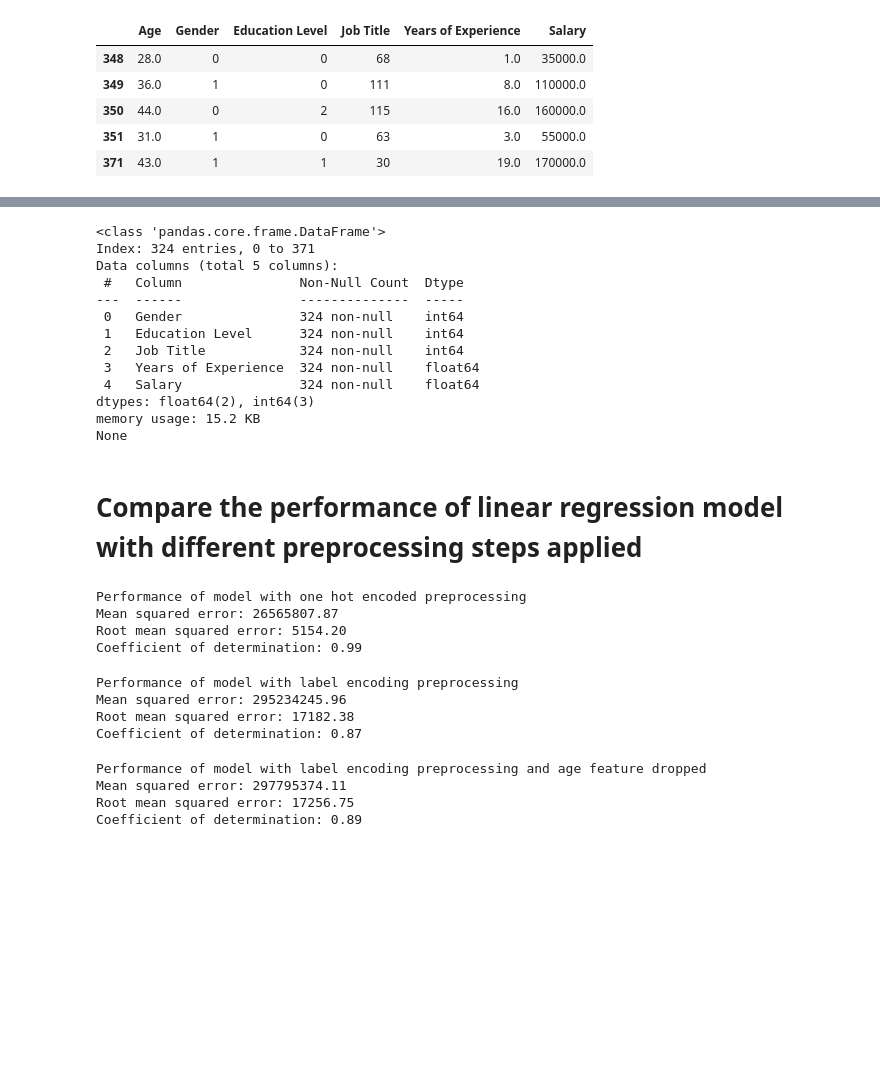
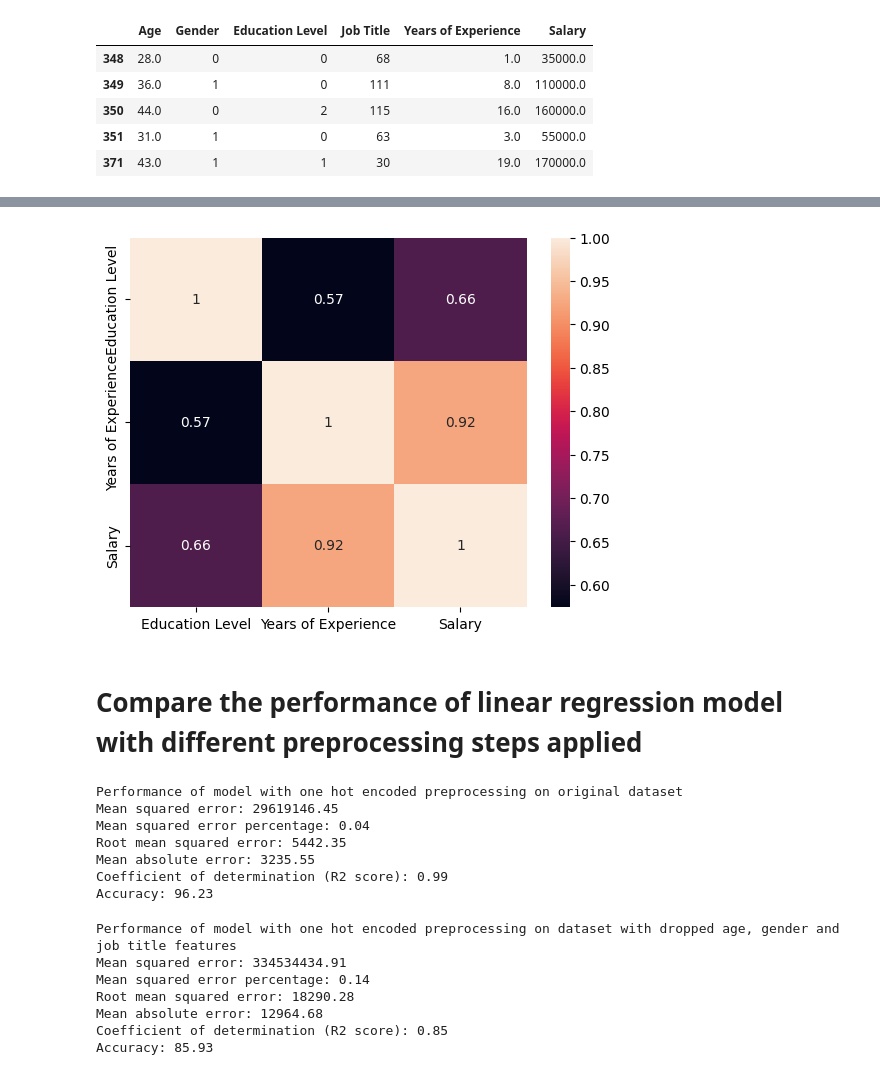
Before and after one commit to ouriquco/Salary-Predictions, a Jupyter notebook: arjun_salary_predictions.ipynb, the cells around one changed output, grey strips where cells are left out. Drawn from its saved outputs; the diff is of its cells as text; code cells hidden in the pictures; blank space fills up the shorter version.

```diff
--- a/arjun_salary_predictions.ipynb
+++ b/arjun_salary_predictions.ipynb
@@ -242,42 +256,29 @@ no_age_df = df.drop(columns=["Age"])
-# %%
-print(no_age_df.info())
-# %% [output]
-<class 'pandas.core.frame.DataFrame'>
-Index: 324 entries, 0 to 371
-Data columns (total 5 columns):
- #   Column               Non-Null Count  Dtype
----  ------               --------------  -----
- 0   Gender               324 non-null    int64
- 1   Education Level      324 non-null    int64
- 2   Job Title            324 non-null    int64
- 3   Years of Experience  324 non-null    float64
- 4   Salary               324 non-null    float64
-dtypes: float64(2), int64(3)
-memory usage: 15.2 KB
-None
+# %%
+df_copy_max_feature_selection_df = df_copy.drop(columns=["Age", "Gender", "Job Title"])
+display_heat_map(df_copy_max_feature_selection_df)
+# %% [output]
+[figure, added]
 # %% [markdown]
 # Compare the performance of linear regression model with different preprocessing steps applied
 # %%
-print("Performance of model with one hot encoded preprocessing")
+print("Performance of model with one hot encoded preprocessing on original dataset")
 train_model_and_evaluate(one_hot_encoded_df)
 # %% [output]
-Performance of model with one hot encoded preprocessing
-Mean squared error: 26565807.87
-Root mean squared error: 5154.20
-Coefficient of determination: 0.99
+Performance of model with one hot encoded preprocessing on original dataset
+Mean squared error: 29619146.45
+Mean squared error percentage: 0.04
+Root mean squared error: 5442.35
+Mean absolute error: 3235.55
+Coefficient of determination (R2 score): 0.99
+Accuracy: 96.23
 # %%
-print("Performance of model with label encoding preprocessing")
-train_model_and_evaluate(df)
+print("Performance of model with one hot encoded preprocessing on dataset with dropped age, gender and job title features")
+train_model_and_evaluate(max_feature_selection_df)
 # %% [output]
-Performance of model with label encoding preprocessing
-Mean squared error: 295234245.96
-Root mean squared error: 17182.38
-Coefficient of determination: 0.87
+Performance of model with one hot encoded preprocessing on dataset with dropped age, gender and job title features
+Mean squared error: 334534434.91
+Mean squared error percentage: 0.14
+Root mean squared error: 18290.28
+Mean absolute error: 12964.68
+Coefficient of determination (R2 score): 0.85
+Accuracy: 85.93
-# %%
-print("Performance of model with label encoding preprocessing and age feature dropped")
-train_model_and_evaluate(no_age_df)
-# %% [output]
-Performance of model with label encoding preprocessing and age feature dropped
-Mean squared error: 297795374.11
-Root mean squared error: 17256.75
-Coefficient of determination: 0.89
```
Also changed, not shown: parts of 20 cells of this notebook.
